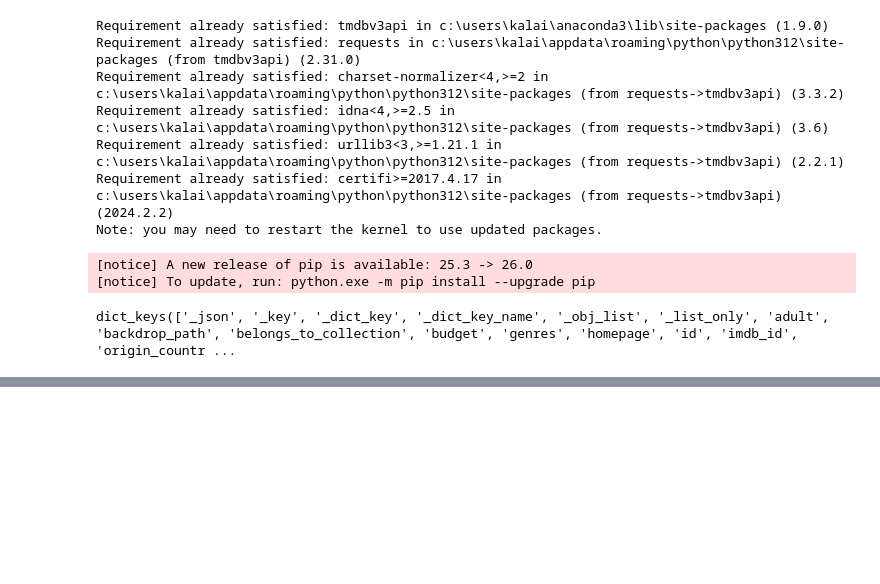
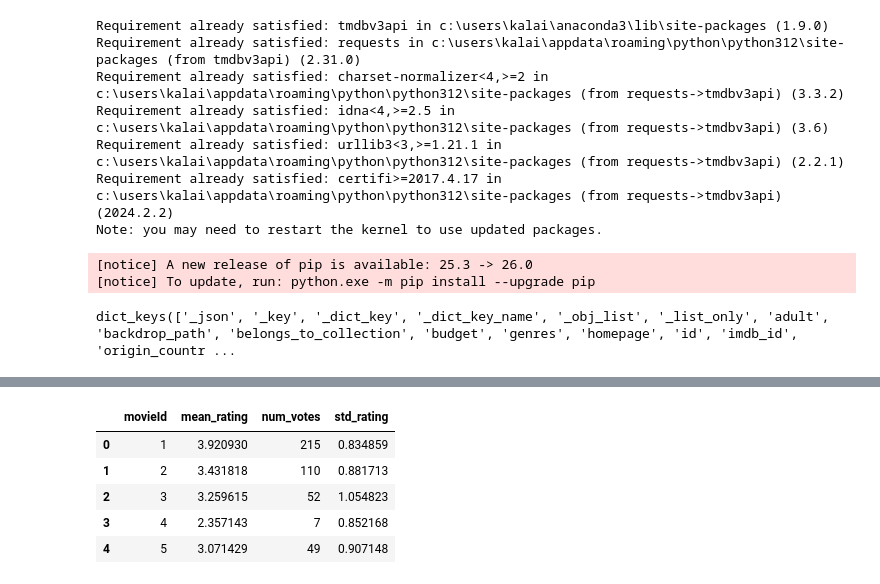
Before and after one commit to BALAKUMARKalai/Big_Data_Project, a Jupyter notebook: notebook.ipynb, the cells around one changed output, grey strips where cells are left out. Cells and saved outputs as stored; diff of their text form; code cells hidden in the pictures; blank space fills up the shorter version.

```diff
--- a/notebook.ipynb
+++ b/notebook.ipynb
@@ -136,0 +165,9 @@ print(df_final.head())
+# %%
+df_ratings_sumup.head()
+# %% [output]
+|  | movieId | mean_rating | num_votes | std_rating |
+| 0 | 1 | 3.920930 | 215 | 0.834859 |
+| 1 | 2 | 3.431818 | 110 | 0.881713 |
+| 2 | 3 | 3.259615 | 52 | 1.054823 |
+| 3 | 4 | 2.357143 | 7 | 0.852168 |
+| 4 | 5 | 3.071429 | 49 | 0.907148 |
```
Also changed, not shown: parts of 11 cells of this notebook.
